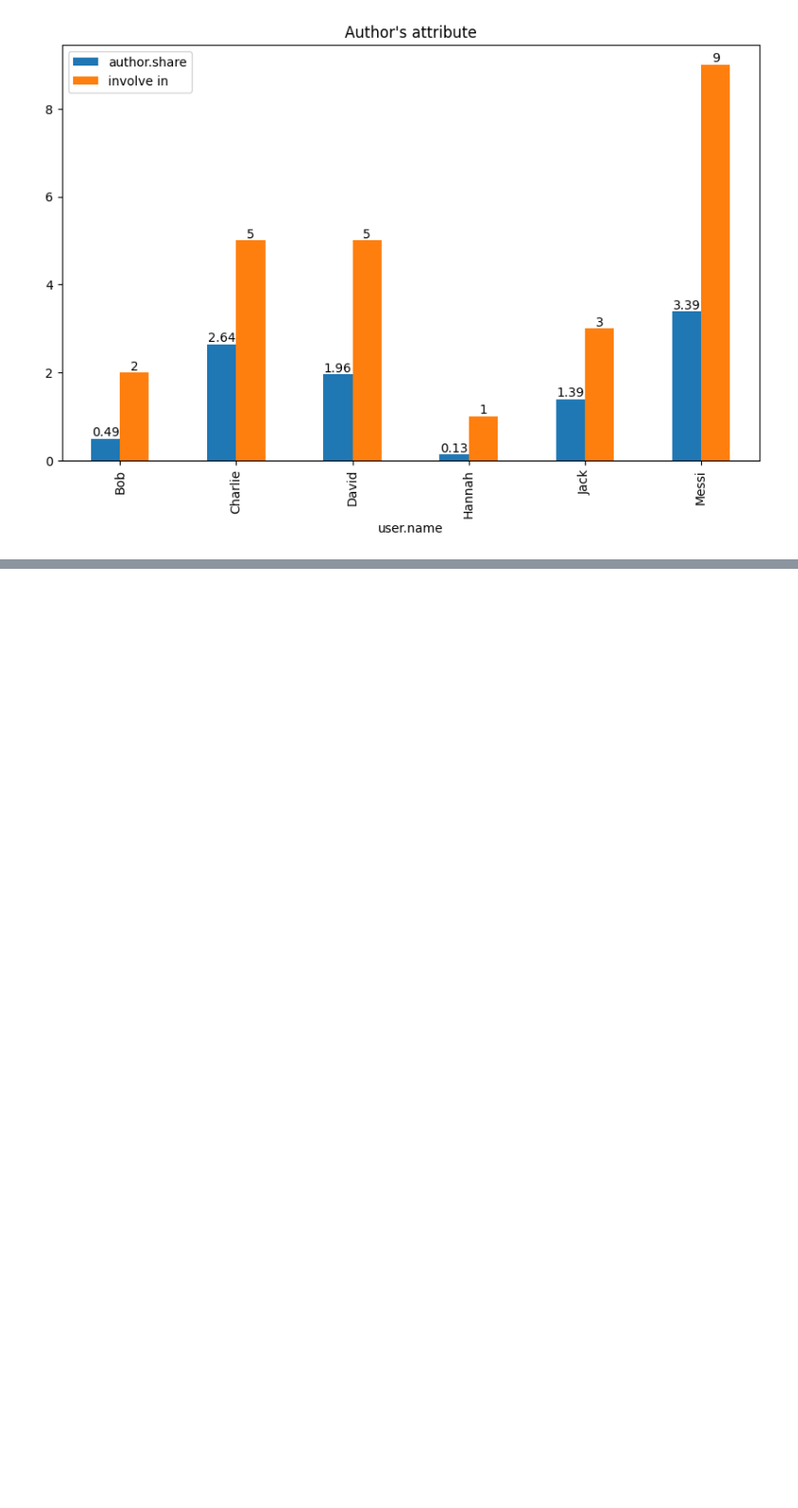
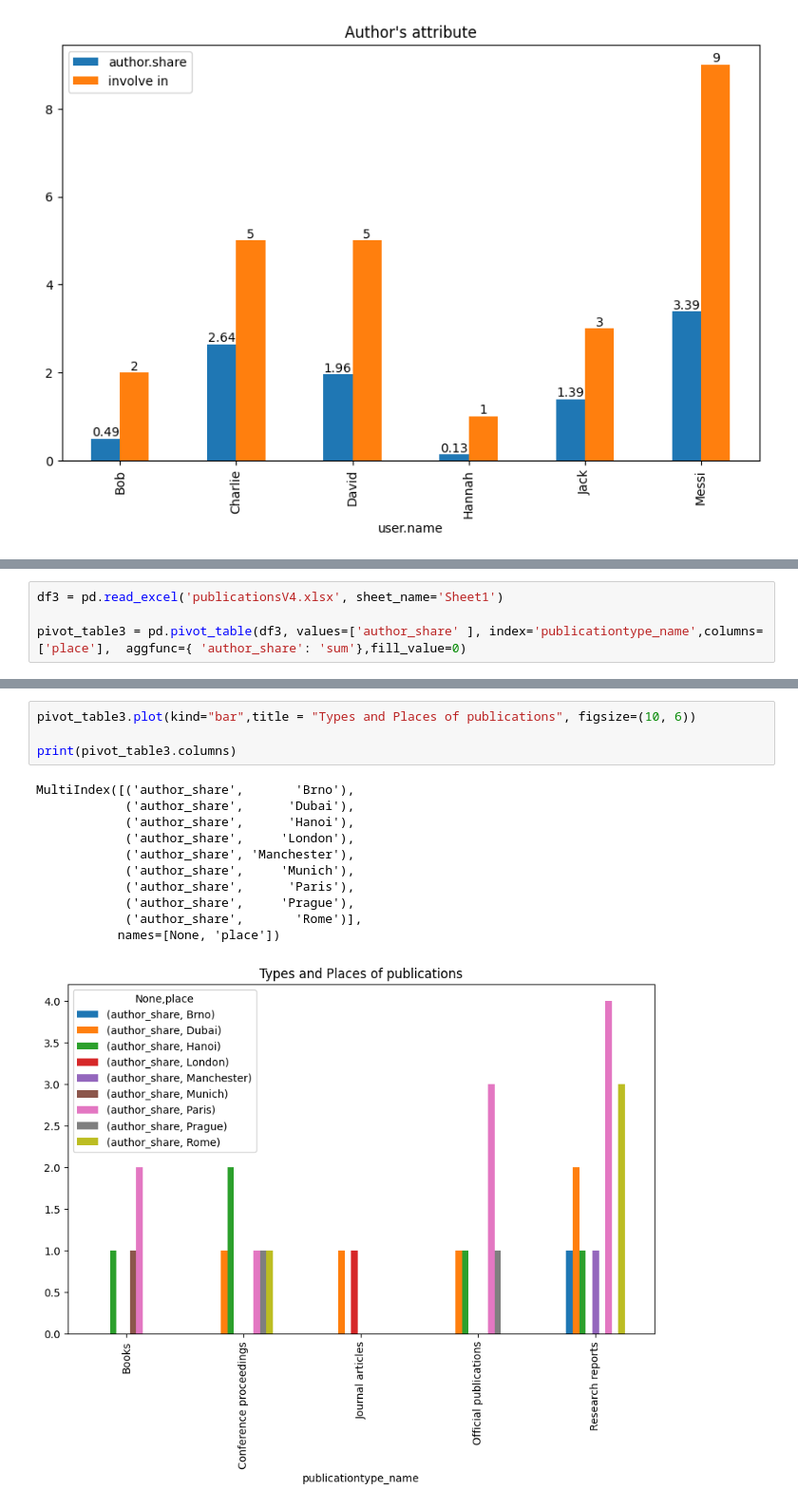
Before and after one commit to Hieulangtu/Pivot-table, a Jupyter notebook: publications.ipynb, the cells around one changed output, grey strips where cells are left out. Shown at 95% size. Cells and saved outputs as stored; diff of their text form; blank space fills up the shorter version.

```diff
--- a/publications.ipynb
+++ b/publications.ipynb
@@ -813,0 +893,4 @@ ValueError: Mime type rendering requires nbformat>=4.2.0 but it is not installed
+# %%
+df3 = pd.read_excel('publicationsV4.xlsx', sheet_name='Sheet1')
+
+pivot_table3 = pd.pivot_table(df3, values=['author_share' ], index='publicationtype_name',columns=['place'],  aggfunc={ 'author_share': 'sum'},fill_value=0)
@@ -813,0 +908,16 @@ ValueError: Mime type rendering requires nbformat>=4.2.0 but it is not installed
+# %%
+pivot_table3.plot(kind="bar",title = "Types and Places of publications", figsize=(10, 6))
+
+print(pivot_table3.columns)
+# %% [output]
+MultiIndex([('author_share',       'Brno'),
+            ('author_share',      'Dubai'),
+            ('author_share',      'Hanoi'),
+            ('author_share',     'London'),
+            ('author_share', 'Manchester'),
+            ('author_share',     'Munich'),
+            ('author_share',      'Paris'),
+            ('author_share',     'Prague'),
+            ('author_share',       'Rome')],
+           names=[None, 'place'])
+[figure, added]
```
Also changed, not shown: parts of 19 cells of this notebook, 4 other files.
